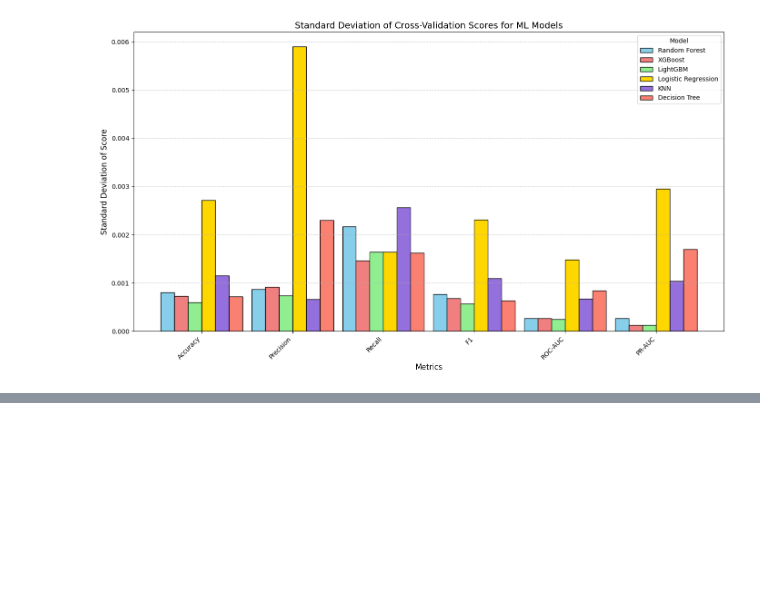
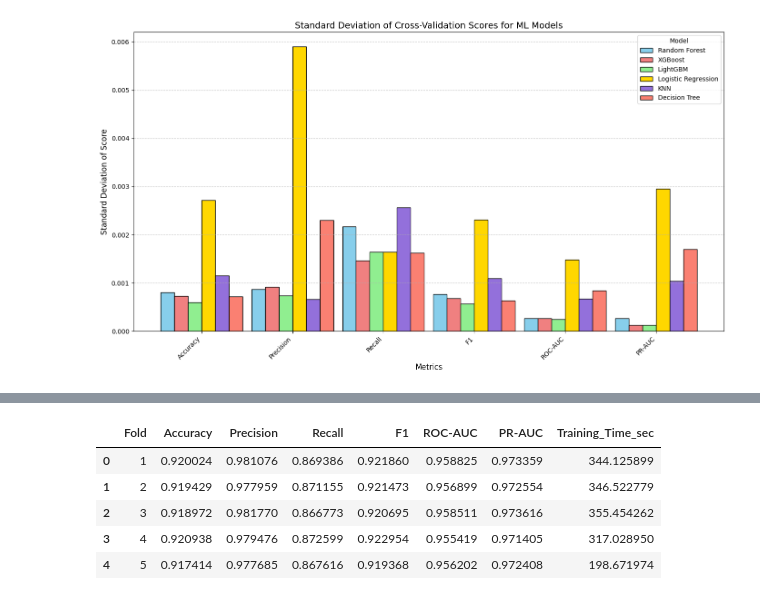
Before and after one commit to halimAhtasham/Network-_Intrusion_Detection---All_In_One, a Jupyter notebook: Binary_Classification_on_NIDS_with_ROSIDS23.ipynb, the cells around one changed output, grey strips where cells are left out. Saved outputs shown, nothing was run; the diff lists cells and outputs as text; code cells hidden in the pictures; blank space fills up the shorter version.

```diff
--- a/Binary_Classification_on_NIDS_with_ROSIDS23.ipynb
+++ b/Binary_Classification_on_NIDS_with_ROSIDS23.ipynb
@@ -1248,0 +1978,13 @@ plt.show()
+# %%
+cnn_cv_results_df = pd.DataFrame(
+    cnn_cv_results
+)
+
+cnn_cv_results_df
+# %% [output]
+|  | Fold | Accuracy | Precision | Recall | F1 | ROC-AUC | PR-AUC | Training_Time_sec |
+| 0 | 1 | 0.920024 | 0.981076 | 0.869386 | 0.921860 | 0.958825 | 0.973359 | 344.125899 |
+| 1 | 2 | 0.919429 | 0.977959 | 0.871155 | 0.921473 | 0.956899 | 0.972554 | 346.522779 |
+| 2 | 3 | 0.918972 | 0.981770 | 0.866773 | 0.920695 | 0.958511 | 0.973616 | 355.454262 |
+| 3 | 4 | 0.920938 | 0.979476 | 0.872599 | 0.922954 | 0.955419 | 0.971405 | 317.028950 |
+| 4 | 5 | 0.917414 | 0.977685 | 0.867616 | 0.919368 | 0.956202 | 0.972408 | 198.671974 |
```
Also changed, not shown: parts of 18 cells of this notebook.
